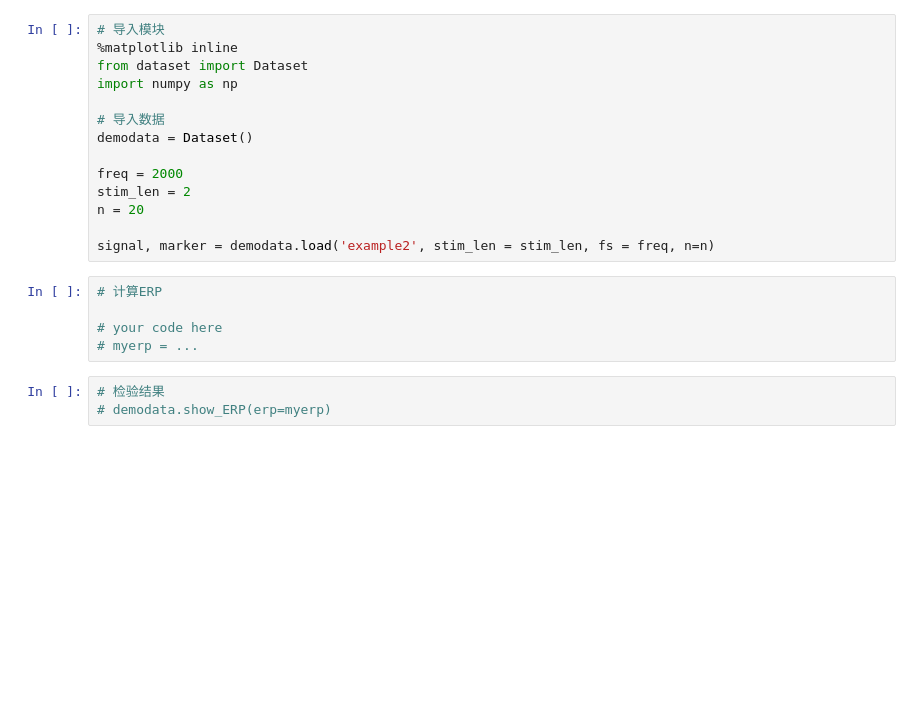
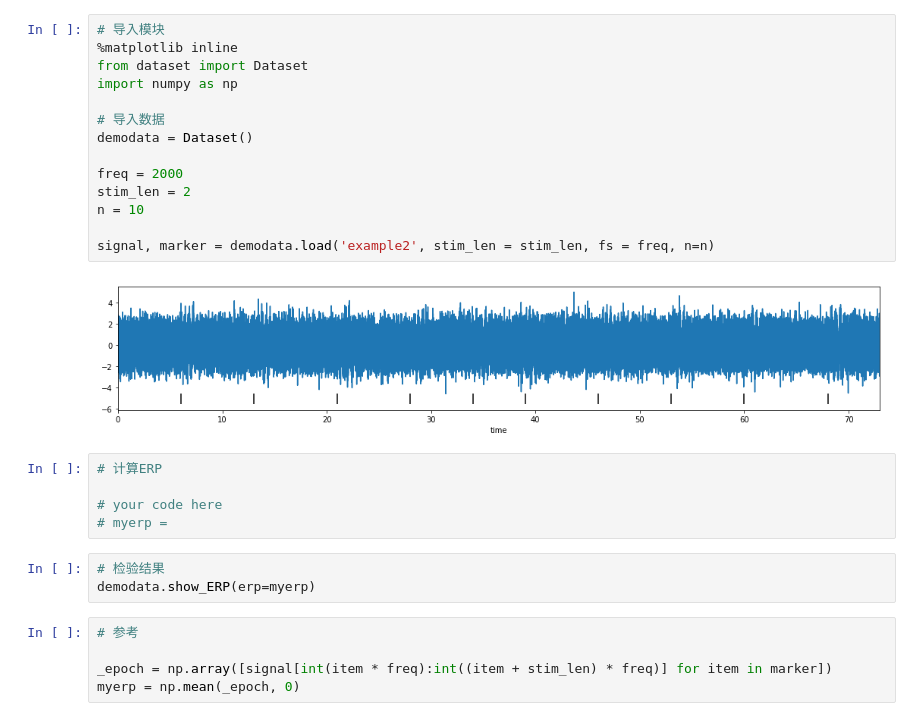
Before and after one commit to ZaneMuir/FDU-DataAnalysis-Workshop, a Jupyter notebook: NumericData/examples/2 Example_2.ipynb, the cells around one changed output. Drawn from its saved outputs; the diff is of its cells as text; blank space fills up the shorter version.

```diff
--- a/NumericData/examples/2 Example_2.ipynb
+++ b/NumericData/examples/2 Example_2.ipynb
@@ -28,22 +27,29 @@ The random (background) brain activity together with other bio-signals (e.g., EO
 # %%
 # 导入模块
 %matplotlib inline
 from dataset import Dataset
 import numpy as np
 
 # 导入数据
 demodata = Dataset()
 
 freq = 2000
 stim_len = 2
-n = 20
+n = 10
 
 signal, marker = demodata.load('example2', stim_len = stim_len, fs = freq, n=n)
+# %% [output]
+[figure, added]
 # %%
 # 计算ERP
 
 # your code here
-# myerp = ...
+# myerp =
 # %%
 # 检验结果
-# demodata.show_ERP(erp=myerp)
+demodata.show_ERP(erp=myerp)
+# %%
+# 参考
+
+_epoch = np.array([signal[int(item * freq):int((item + stim_len) * freq)] for item in marker])
+myerp = np.mean(_epoch, 0)
```
Also changed, not shown: parts of 1 cell of this notebook, 5 other files.
